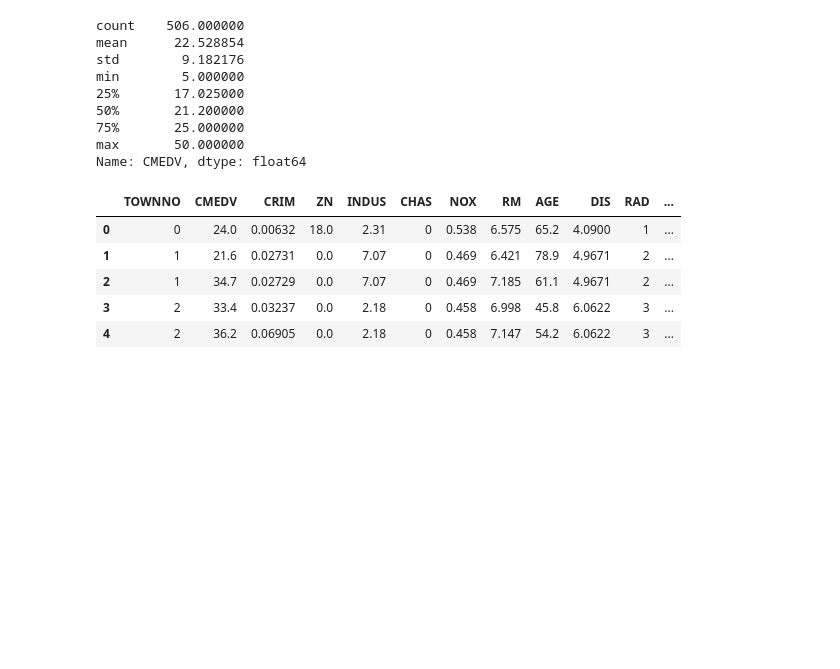
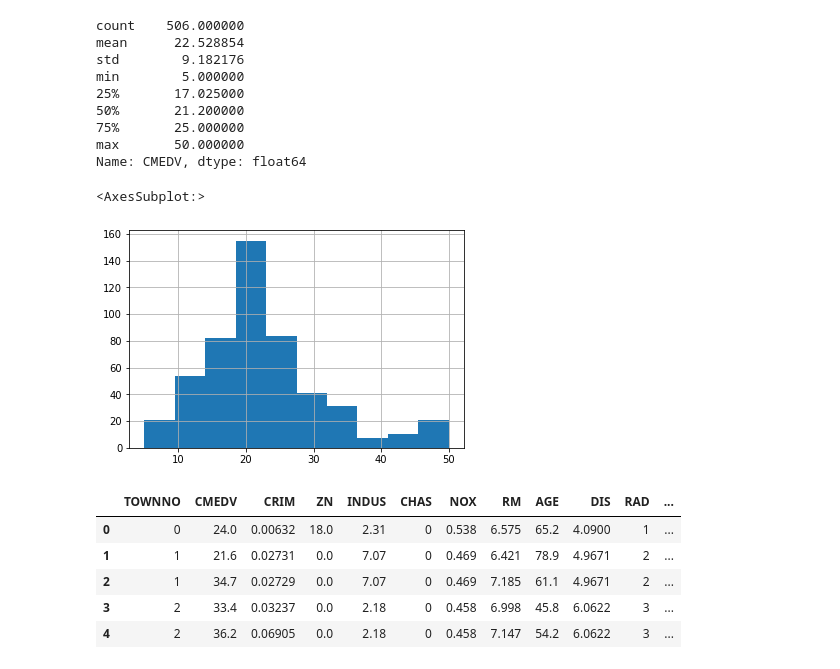
Before and after one commit to SamtheSaint/AIHACK21, a Jupyter notebook: boston.ipynb, the cells around one changed output. Cells and saved outputs as stored; diff of their text form; code cells hidden in the pictures; blank space fills up the shorter version.

```diff
--- a/boston.ipynb
+++ b/boston.ipynb
@@ -59,6 +57,11 @@ min        5.000000
 75%       25.000000
 max       50.000000
 Name: CMEDV, dtype: float64
+# %%
+data["CMEDV"].hist() # fairly normal with a couple of outliers because of the 50+
+# %% [output]
+<AxesSubplot:>
+[figure, added]
 # %%
 data.head() # all numeric data ready for t-SNE
 # %% [output]
```
Also changed, not shown: parts of 11 cells of this notebook.
